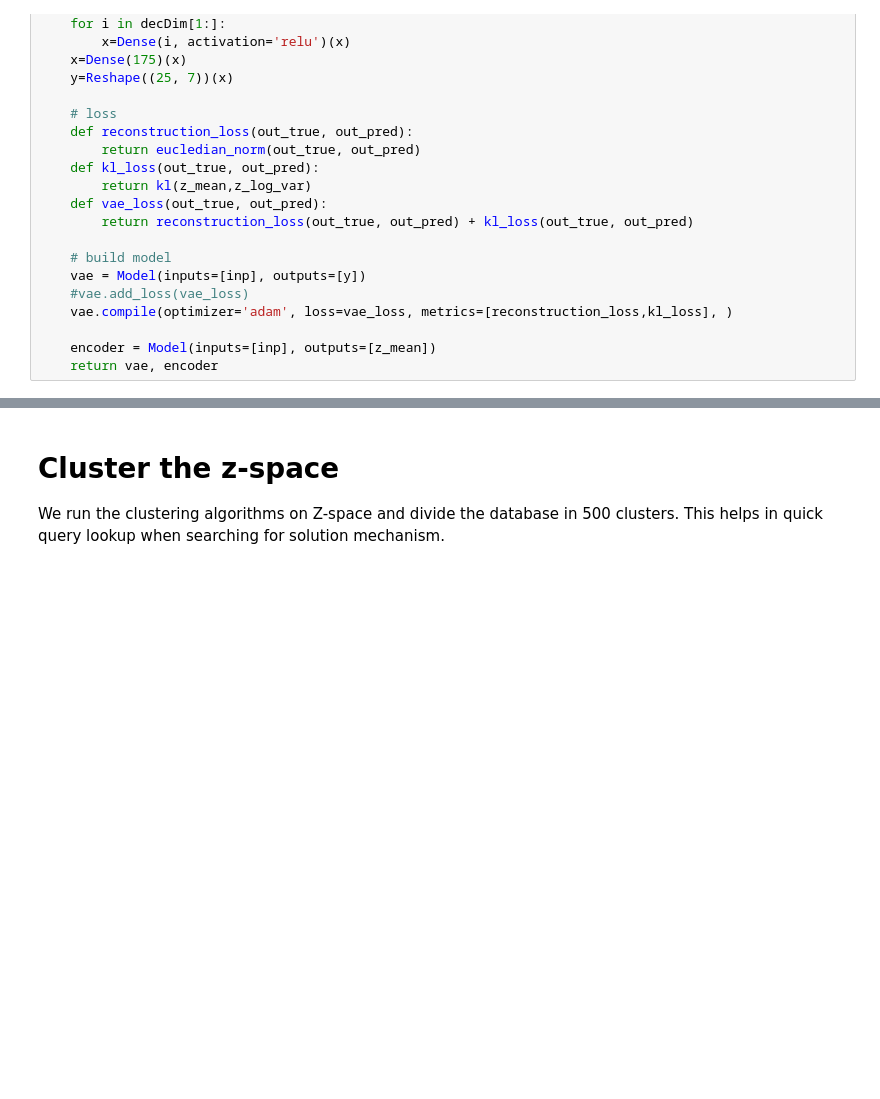
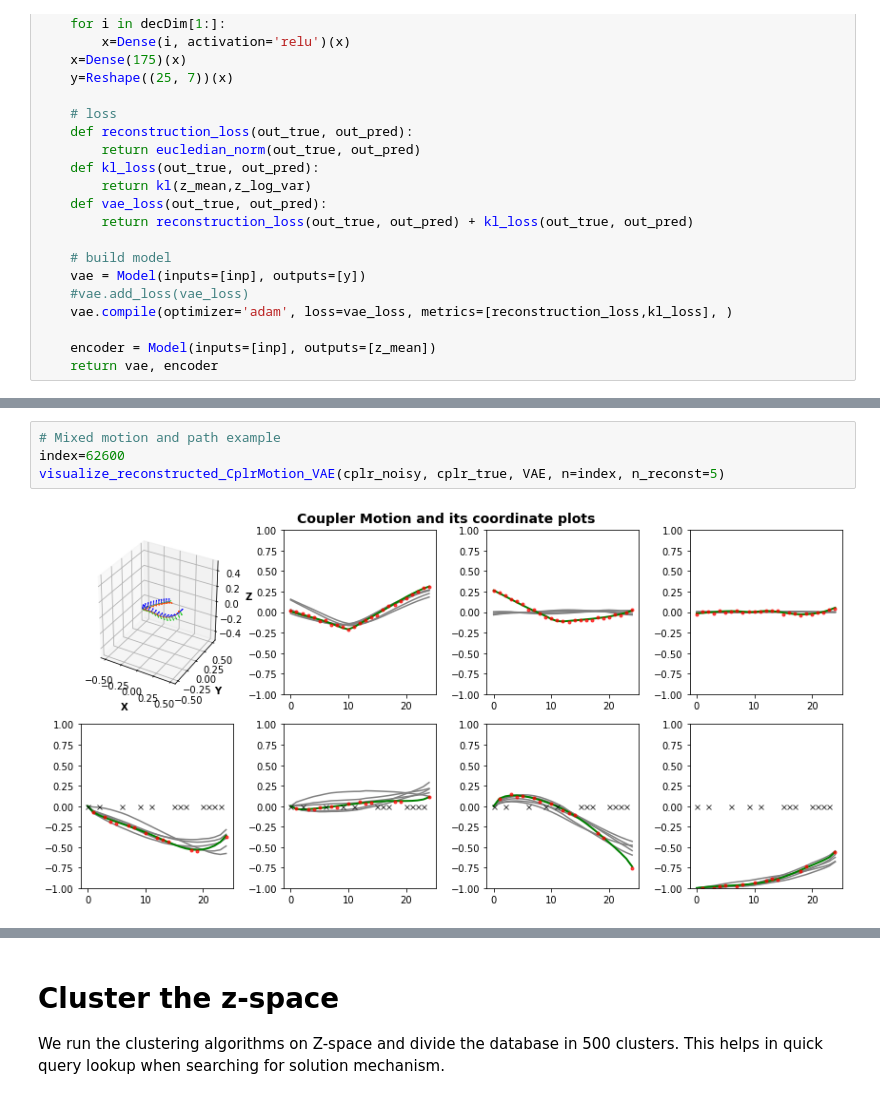
Before and after one commit to ssharma1991/5ss-platform-path-synthesis, a Jupyter notebook: mixed_synth/2. Autoencoder/5_inference.ipynb, the cells around one changed output, grey strips where cells are left out. Saved outputs shown, nothing was run; the diff lists cells and outputs as text; blank space fills up the shorter version.

```diff
--- a/mixed_synth/2. Autoencoder/5_inference.ipynb
+++ b/mixed_synth/2. Autoencoder/5_inference.ipynb
@@ -139,0 +150,6 @@ _________________________________________________________________
+# %%
+# Mixed motion and path example
+index=62600
+visualize_reconstructed_CplrMotion_VAE(cplr_noisy, cplr_true, VAE, n=index, n_reconst=5)
+# %% [output]
+[figure, added]
```
Also changed, not shown: parts of 6 cells of this notebook, 4 other files.
